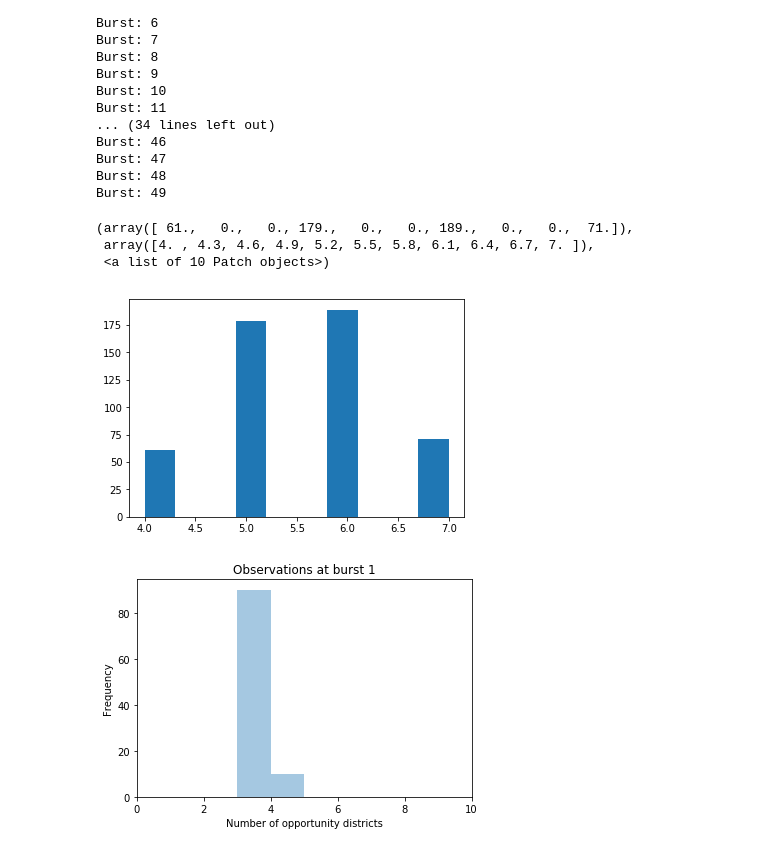
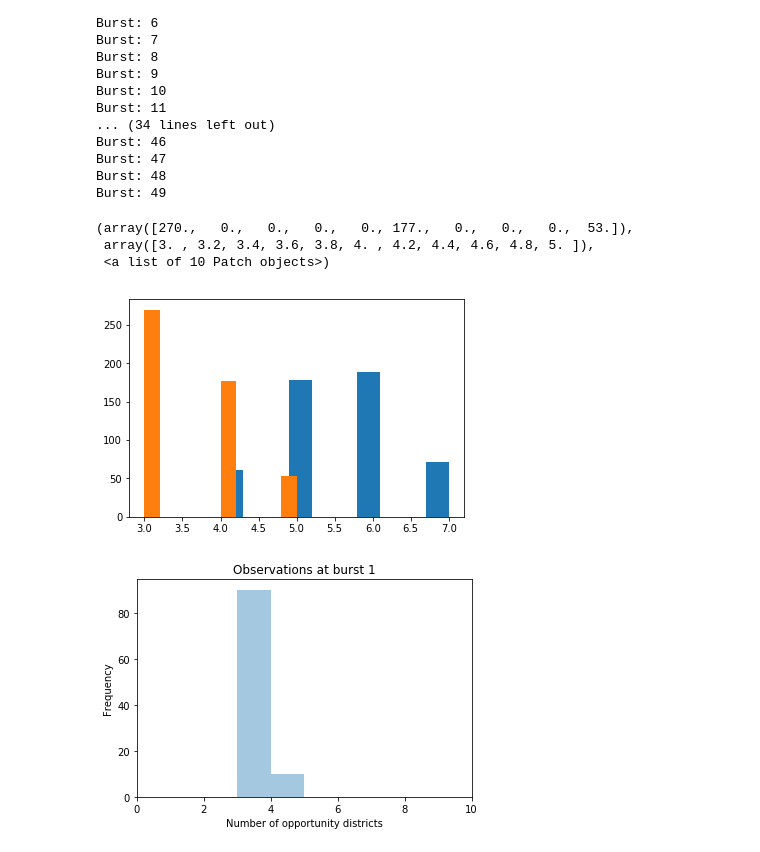
Before and after one commit to vrdi/shortbursts-gingles, a Jupyter notebook: simple_random_walks_and_short_bursts.ipynb, the cells around one changed output. Drawn from its saved outputs; the diff is of its cells as text; code cells hidden in the pictures.

```diff
--- a/simple_random_walks_and_short_bursts.ipynb
+++ b/simple_random_walks_and_short_bursts.ipynb
@@ -240,11 +240,12 @@ _, observed_num_ops_flat = short_burst_run(enacted_senate, num_opportunity_dists
                                              num_bursts=1, num_steps=500)
 # %%
 plt.hist(observed_num_ops.flatten())
+plt.hist(observed_num_ops_flat.flatten())
 # %% [output]
-(array([ 61.,   0.,   0., 179.,   0.,   0., 189.,   0.,   0.,  71.]),
- array([4. , 4.3, 4.6, 4.9, 5.2, 5.5, 5.8, 6.1, 6.4, 6.7, 7. ]),
+(array([270.,   0.,   0.,   0.,   0., 177.,   0.,   0.,   0.,  53.]),
+ array([3. , 3.2, 3.4, 3.6, 3.8, 4. , 4.2, 4.4, 4.6, 4.8, 5. ]),
  <a list of 10 Patch objects>)
-[figure, old version]
+[figure, new version]
 # %%
 for i, row in enumerate(observed_num_ops):
     plt.figure()
```
Also changed, not shown: 3 other files.
